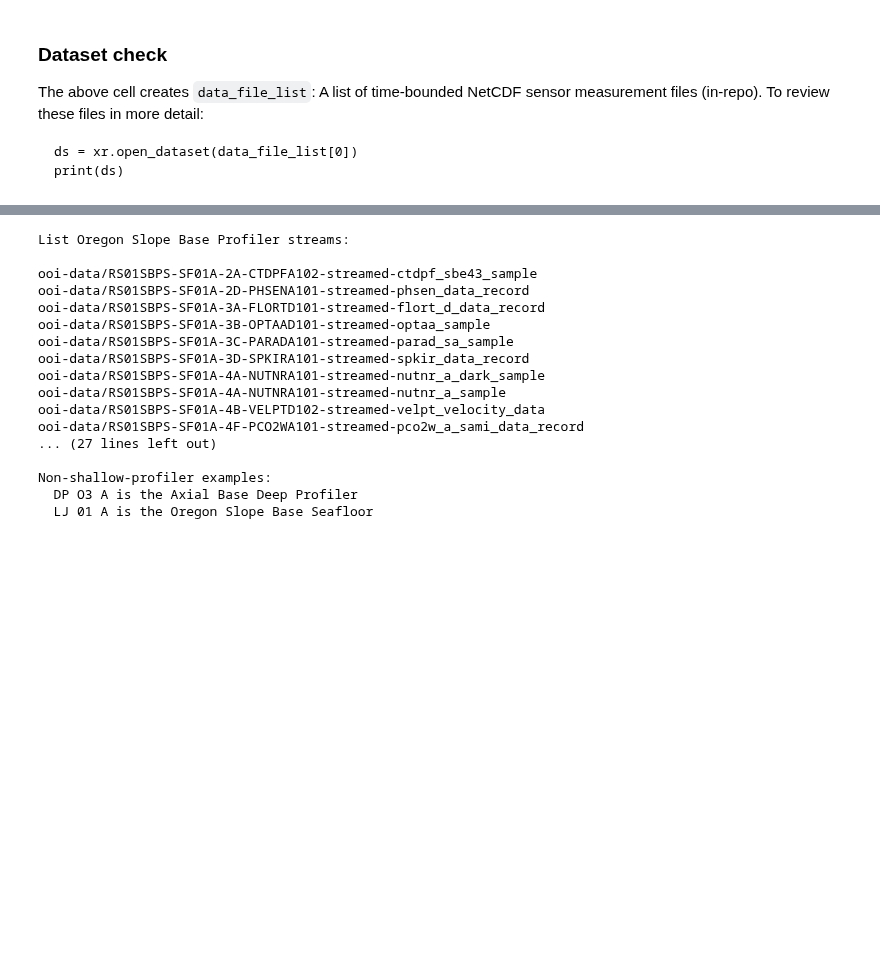
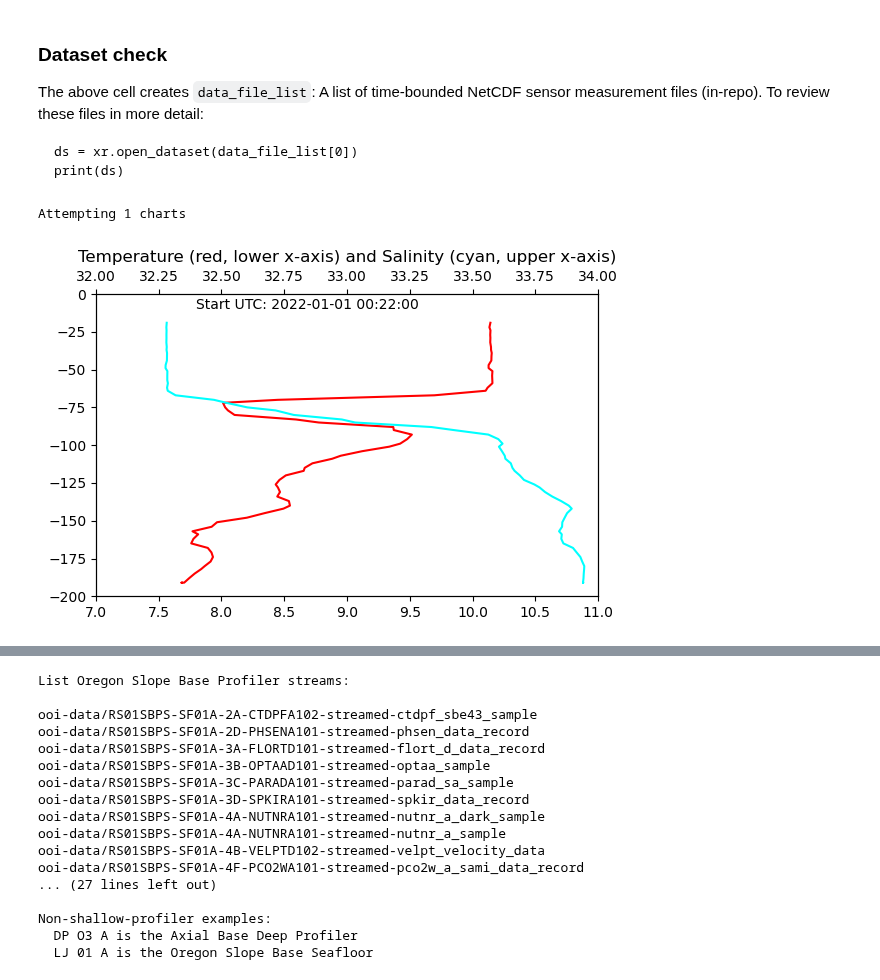
Before and after one commit to geo-smart/oceanography, a Jupyter notebook: book/chapters/data.ipynb, the cells around one changed output, grey strips where cells are left out. Saved outputs shown, nothing was run; the diff lists cells and outputs as text; code cells hidden in the pictures; blank space fills up the shorter version.

````diff
--- a/book/chapters/data.ipynb
+++ b/book/chapters/data.ipynb
@@ -341,3 +382,36 @@ To review these files in more detail:
 ds = xr.open_dataset(data_file_list[0])
 print(ds)
 ```
+# %%
+# This cell assembles a data dictionary "d" from the OOI datasets
+
+d = {}                 # empty Python dictionary
+
+relative_path = './data/rca/sensors/'
+sitestring = 'osb'                    # available: osb = Oregon Slope Base
+monthstring = 'jan22'                 # available: apr21, jul21, jan22
+
+def GetSensorTuple(s, f):
+    '''
+    s is the sensor identifier string like 'temperature'
+        It is actually a 2-element list: [0] is the sensor, [1] is the instrument
+    f is the source filename like './../data/osb_ctd_jan22_temperature.nc'
+    '''
+    df_sensor    = xr.open_dataset(f)[s]
+    df_z         = xr.open_dataset(f)['z']
+    range_lo     = ranges[s][0]
+    range_hi     = ranges[s][1]
+    sensor_color = colors[s]
+    return (df_sensor, df_z, range_lo, range_hi, sensor_color)
+
+for sensor in sensors:          # sensor is a list of 2 strings [sensor_str, instrument_str]
+    f = relative_path + sitestring + '/' + sensor[1] + '_' + monthstring + '_' + sensor[0] + '.nc'
+    d[sensor[0]] = GetSensorTuple(sensor[0], f)
+# %%
+# temperature and salinity
+fig,axs = ChartTwoSensors(profiles, [ranges['temperature'], ranges['salinity']], [0],
+                          d['temperature'][0], d['temperature'][1], 'Temperature', colors['temperature'],    'ascent',
+                          d['salinity'][0],       d['salinity'][1],    'Salinity',  colors['salinity'], 'ascent', 6, 4)
+# %% [output]
+Attempting 1 charts
+[figure, added]
````
Also changed, not shown: parts of 31 cells of this notebook, 7 other files.
